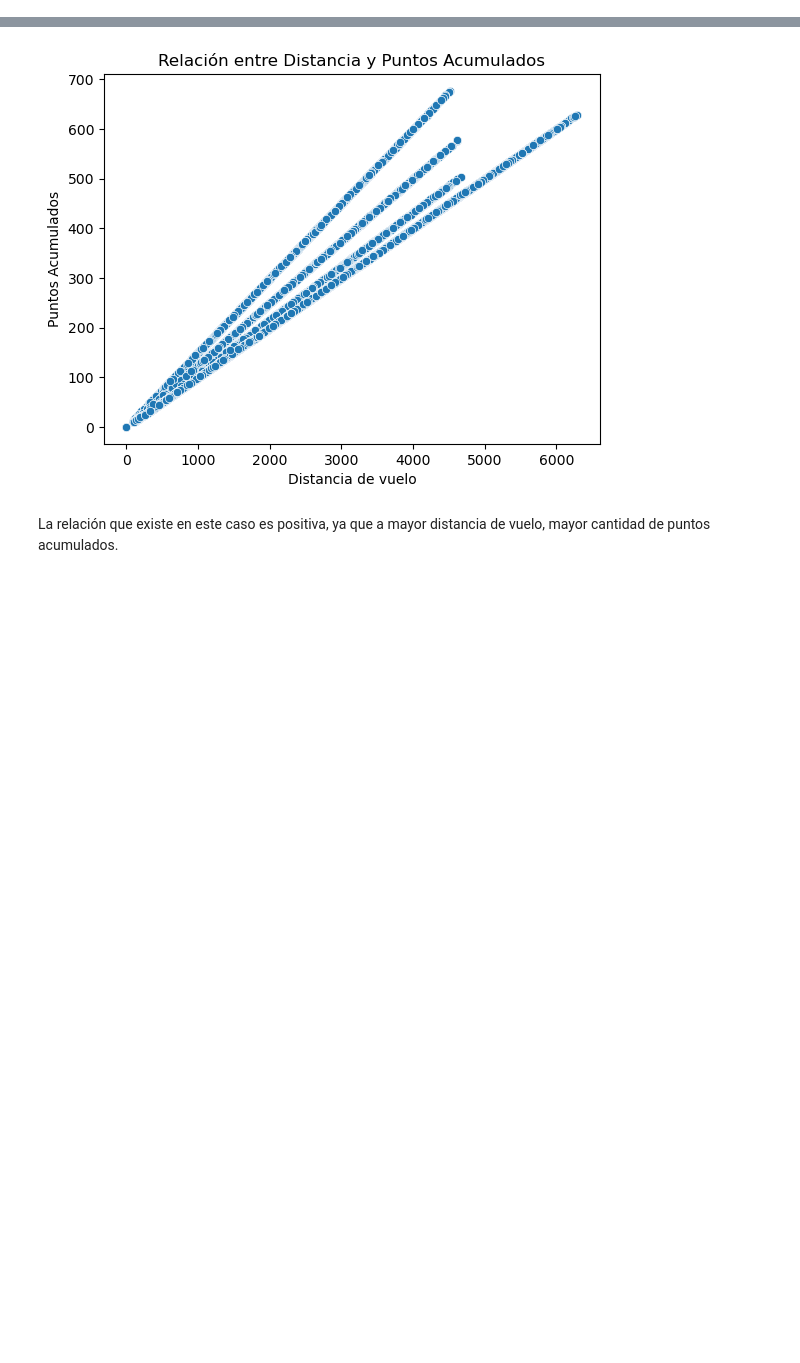
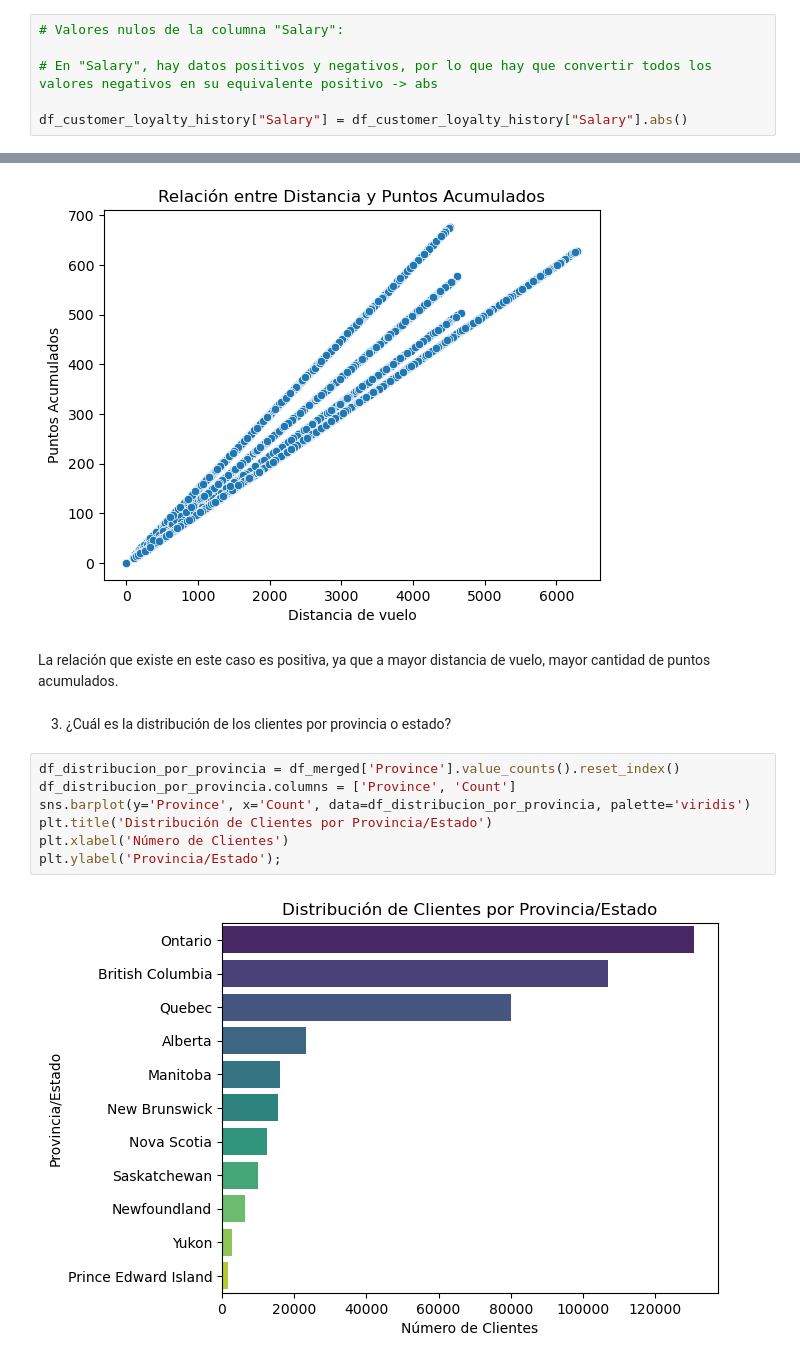
Before and after one commit to Adalab/bda-modulo-3-evaluacion-final-Beatriz-mij, a Jupyter notebook: Resolucion_evaluacion_MOD3.ipynb, the cells around one changed output, grey strips where cells are left out. Saved outputs shown, nothing was run; the diff lists cells and outputs as text; blank space fills up the shorter version.

```diff
--- a/Resolucion_evaluacion_MOD3.ipynb
+++ b/Resolucion_evaluacion_MOD3.ipynb
@@ -310,3 +303,9 @@ df_customer_loyalty_history.head() # nos enseña que en los espacios de las colu
 | 2 | 429460 | Canada | British Columbia | Vancouver | V6E 3D9 | Male | College | NaN | Single | ... |
 | 3 | 608370 | Canada | Ontario | Toronto | P1W 1K4 | Male | College | NaN | Single | ... |
 | 4 | 530508 | Canada | Quebec | Hull | J8Y 3Z5 | Male | Bachelor | 103495.0 | Married | ... |
+# %%
+# Valores nulos de la columna "Salary":
+
+# En "Salary", hay datos positivos y negativos, por lo que hay que convertir todos los valores negativos en su equivalente positivo -> abs
+
+df_customer_loyalty_history["Salary"] = df_customer_loyalty_history["Salary"].abs()
@@ -400,3 +417,14 @@ plt.ylabel('Puntos Acumulados');
 [figure]
 # %% [markdown]
 La relación que existe en este caso es positiva, ya que a mayor distancia de vuelo, mayor cantidad de puntos acumulados.
+# %% [markdown]
+3. ¿Cuál es la distribución de los clientes por provincia o estado?
+# %%
+df_distribucion_por_provincia = df_merged['Province'].value_counts().reset_index()
+df_distribucion_por_provincia.columns = ['Province', 'Count']
+sns.barplot(y='Province', x='Count', data=df_distribucion_por_provincia, palette='viridis')
+plt.title('Distribución de Clientes por Provincia/Estado')
+plt.xlabel('Número de Clientes')
+plt.ylabel('Provincia/Estado');
+# %% [output]
+[figure, added]
```
Also changed, not shown: parts of 18 cells of this notebook, 1 other file.
